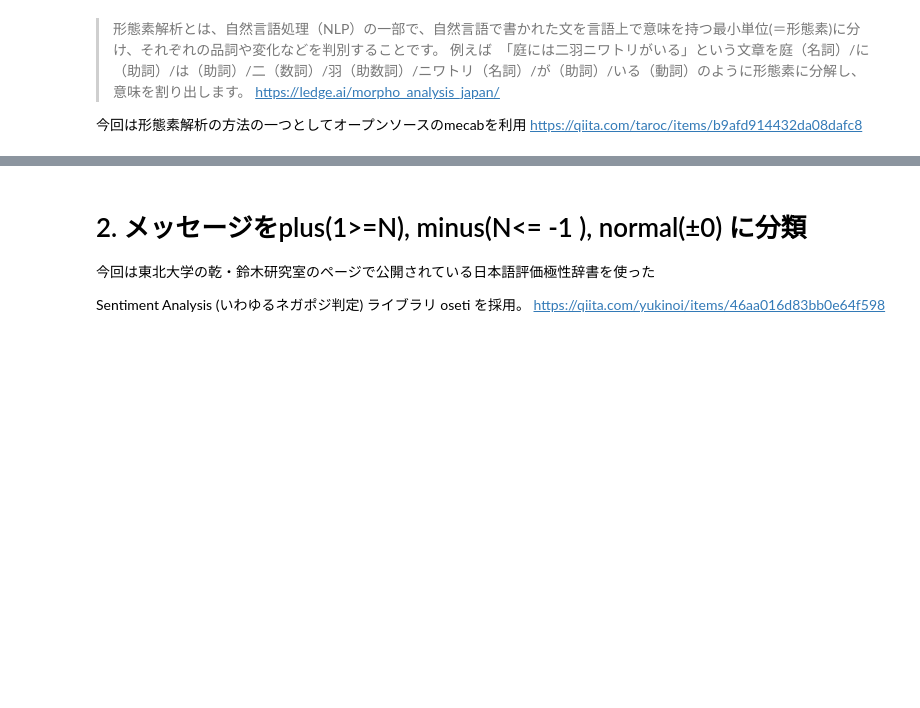
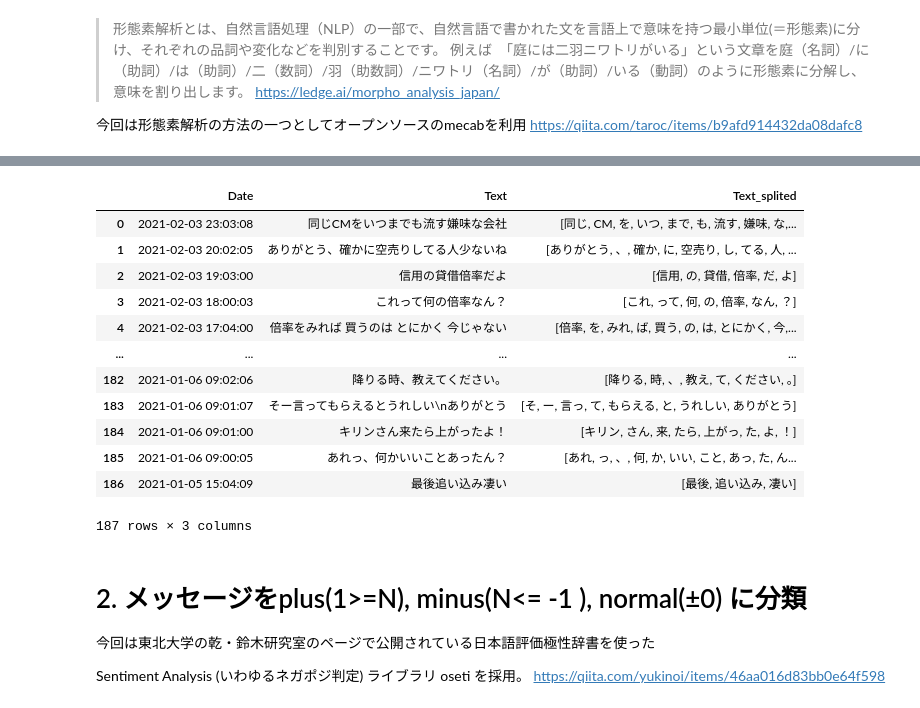
Before and after one commit to tamtam-fitness/KawaseSeminarProgrammingMaterials, a Jupyter notebook: Kawase Seminar06/KawaseSeminar06_2.ipynb, the cells around one changed output, grey strips where cells are left out. Cells and saved outputs as stored; diff of their text form; code cells hidden in the pictures; blank space fills up the shorter version.

```diff
--- a/Kawase Seminar06/KawaseSeminar06_2.ipynb
+++ b/Kawase Seminar06/KawaseSeminar06_2.ipynb
@@ -94,3 +108,5 @@ https://drive.google.com/file/d/1r4DWXDwqluxhxnnaFS9Pdoh5lNND0Ua-/view?usp=shari
 # %%
-df = pd.read_csv("東和ハイシステム(株).csv", index_col=0)
+import pandas as pd
+import os
+df = pd.read_csv(os.getcwd() +"/(株)オービック.csv", index_col=0)
 df
@@ -97,7 +130,21 @@ df
 # %%
 func = lambda x: tagger.parse(x).split()
-df["Text"] = df["Text"].map(func)
+df["Text_splited"] = df["Text"].map(func)
 df
+# %% [output]
+|  | Date | Text | Text_splited |
+| 0 | 2021-02-03 23:03:08 | 同じCMをいつまでも流す嫌味な会社 | [同じ, CM, を, いつ, まで, も, 流す, 嫌味, な,... |
+| 1 | 2021-02-03 20:02:05 | ありがとう、確かに空売りしてる人少ないね | [ありがとう, 、, 確か, に, 空売り, し, てる, 人, ... |
+| 2 | 2021-02-03 19:03:00 | 信用の貸借倍率だよ | [信用, の, 貸借, 倍率, だ, よ] |
+| 3 | 2021-02-03 18:00:03 | これって何の倍率なん？ | [これ, って, 何, の, 倍率, なん, ？] |
+| 4 | 2021-02-03 17:04:00 | 倍率をみれば 買うのは とにかく 今じゃない | [倍率, を, みれ, ば, 買う, の, は, とにかく, 今,... |
+| ... | ... | ... | ... |
+| 182 | 2021-01-06 09:02:06 | 降りる時、教えてください。 | [降りる, 時, 、, 教え, て, ください, 。] |
+| 183 | 2021-01-06 09:01:07 | そー言ってもらえるとうれしい\nありがとう | [そ, ー, 言っ, て, もらえる, と, うれしい, ありがとう] |
+| 184 | 2021-01-06 09:01:00 | キリンさん来たら上がったよ！ | [キリン, さん, 来, たら, 上がっ, た, よ, ！] |
+| 185 | 2021-01-06 09:00:05 | あれっ、何かいいことあったん？ | [あれ, っ, 、, 何, か, いい, こと, あっ, た, ん... |
+| 186 | 2021-01-05 15:04:09 | 最後追い込み凄い | [最後, 追い込み, 凄い] |
+187 rows × 3 columns
 # %% [markdown]
 # 2. メッセージをplus(1>=N), minus(N<= -1 ), normal(±0) に分類
 
```
Also changed, not shown: parts of 20 cells of this notebook, 1 other file.
